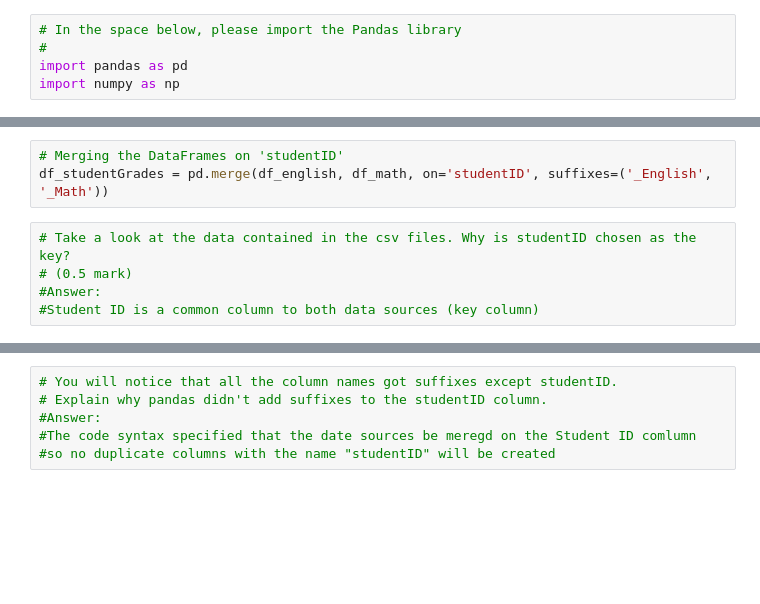
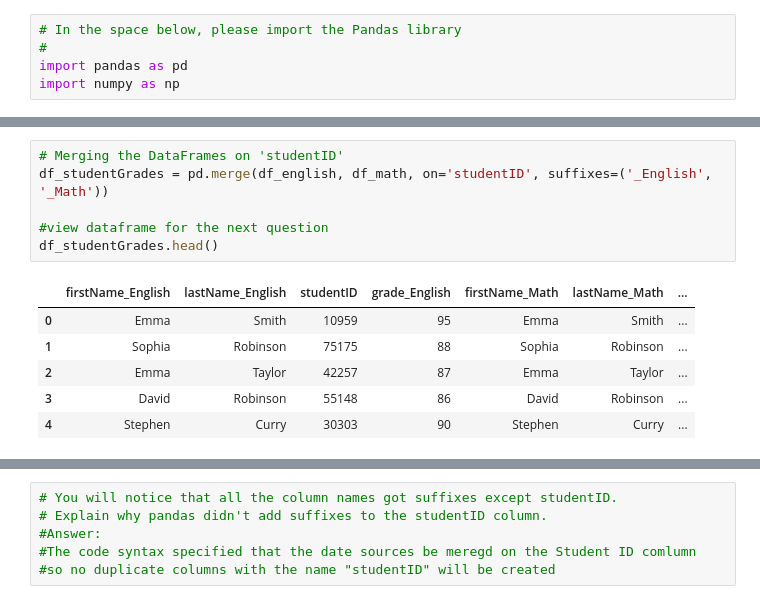
Before and after one commit to karafitzgerald/ENGG680_2025_Fall, a Jupyter notebook: Lab_Assignment1/StudentGradeManagement.ipynb, the cells around one changed output, grey strips where cells are left out. Saved outputs shown, nothing was run; the diff lists cells and outputs as text; blank space fills up the shorter version.

```diff
--- a/Lab_Assignment1/StudentGradeManagement.ipynb
+++ b/Lab_Assignment1/StudentGradeManagement.ipynb
@@ -179,11 +293,16 @@ display (df_math.head(5))
 | 2 | Anne | Clark | 90449 | 99 |
 | 3 | Ryan | Thomas | 62137 | 89 |
 | 4 | Daniel | White | 25477 | 87 |
-# %%
-# Merging the DataFrames on 'studentID'
-df_studentGrades = pd.merge(df_english, df_math, on='studentID', suffixes=('_English', '_Math'))
-# %%
-# Take a look at the data contained in the csv files. Why is studentID chosen as the key?
-# (0.5 mark)
-#Answer:
-#Student ID is a common column to both data sources (key column)
+# %%
+# Merging the DataFrames on 'studentID'
+df_studentGrades = pd.merge(df_english, df_math, on='studentID', suffixes=('_English', '_Math'))
+
+#view dataframe for the next question
+df_studentGrades.head()
+# %% [output]
+|  | firstName_English | lastName_English | studentID | grade_English | firstName_Math | lastName_Math | ... |
+| 0 | Emma | Smith | 10959 | 95 | Emma | Smith | ... |
+| 1 | Sophia | Robinson | 75175 | 88 | Sophia | Robinson | ... |
+| 2 | Emma | Taylor | 42257 | 87 | Emma | Taylor | ... |
+| 3 | David | Robinson | 55148 | 86 | David | Robinson | ... |
+| 4 | Stephen | Curry | 30303 | 90 | Stephen | Curry | ... |
```
Also changed, not shown: parts of 39 cells of this notebook.
